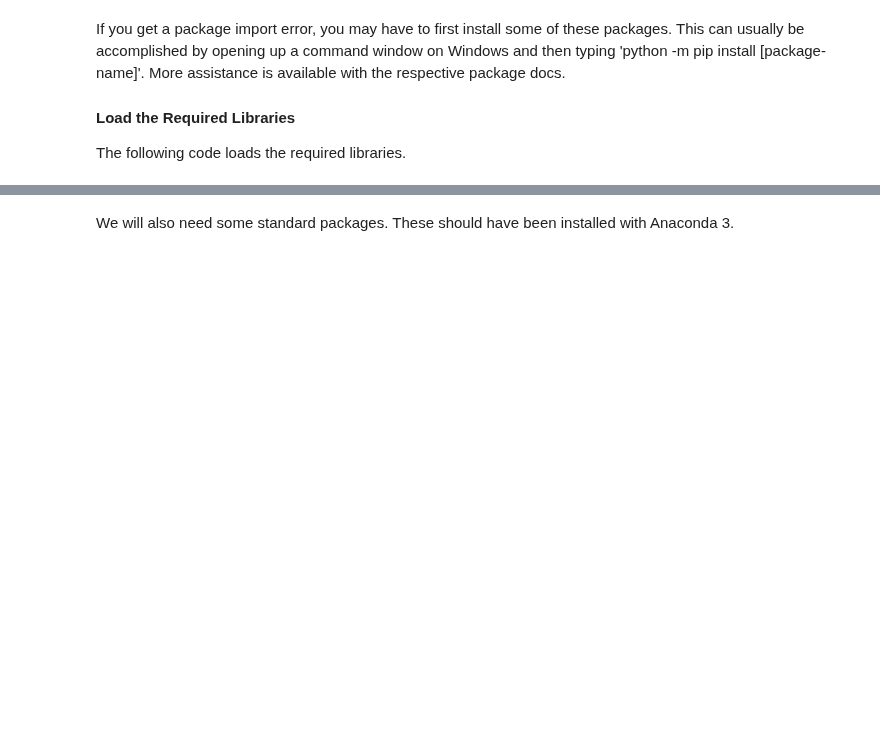
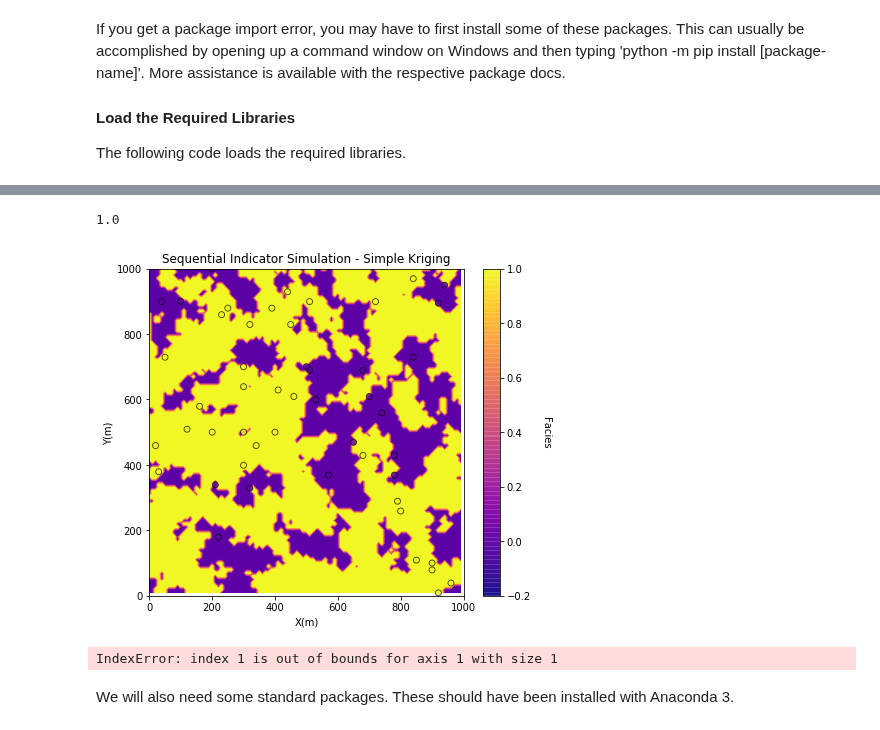
Before and after one commit to GeostatsGuy/GeostatsPy, a Jupyter notebook: working/GeostatsPy_sisim_working.ipynb, the cells around one changed output, grey strips where cells are left out. Saved outputs shown, nothing was run; the diff lists cells and outputs as text; code cells hidden in the pictures; blank space fills up the shorter version.

```diff
--- a/working/GeostatsPy_sisim_working.ipynb
+++ b/working/GeostatsPy_sisim_working.ipynb
@@ -3339,3 +3843,20 @@ SyntaxError: invalid syntax (<ipython-input-5-ff5f819b65c8>, line 39)
+# %%
+varios[1]['cc1']
+# %% [output]
+1.0
+# %%
+xmin = 0.0; xmax = 1000.0; ymin = 0.0; ymax = 1000.0; cmap = plt.cm.plasma
+plt.subplot(221)                                          # plot the results
+GSLIB.locpix_st(sim_ik,xmin,xmax,ymin,ymax,xsiz,-.20,1.0,df,'X','Y','Facies','Sequential Indicator Simulation - Simple Kriging','X(m)','Y(m)','Facies',cmap)
+plt.subplots_adjust(left=0.0, bottom=0.0, right=2.0, top=2.5, wspace=0.2, hspace=0.2)
+plt.show()
+# %% [output]
+[figure, added]
+# %%
+threed = np.dstack(sim_ik)
+threed[1,1,1]
+# %% [output]
+IndexError: index 1 is out of bounds for axis 1 with size 1
 # %% [markdown]
 We will also need some standard packages. These should have been installed with Anaconda 3.
 # %%
```
Also changed, not shown: parts of 6 cells of this notebook.
